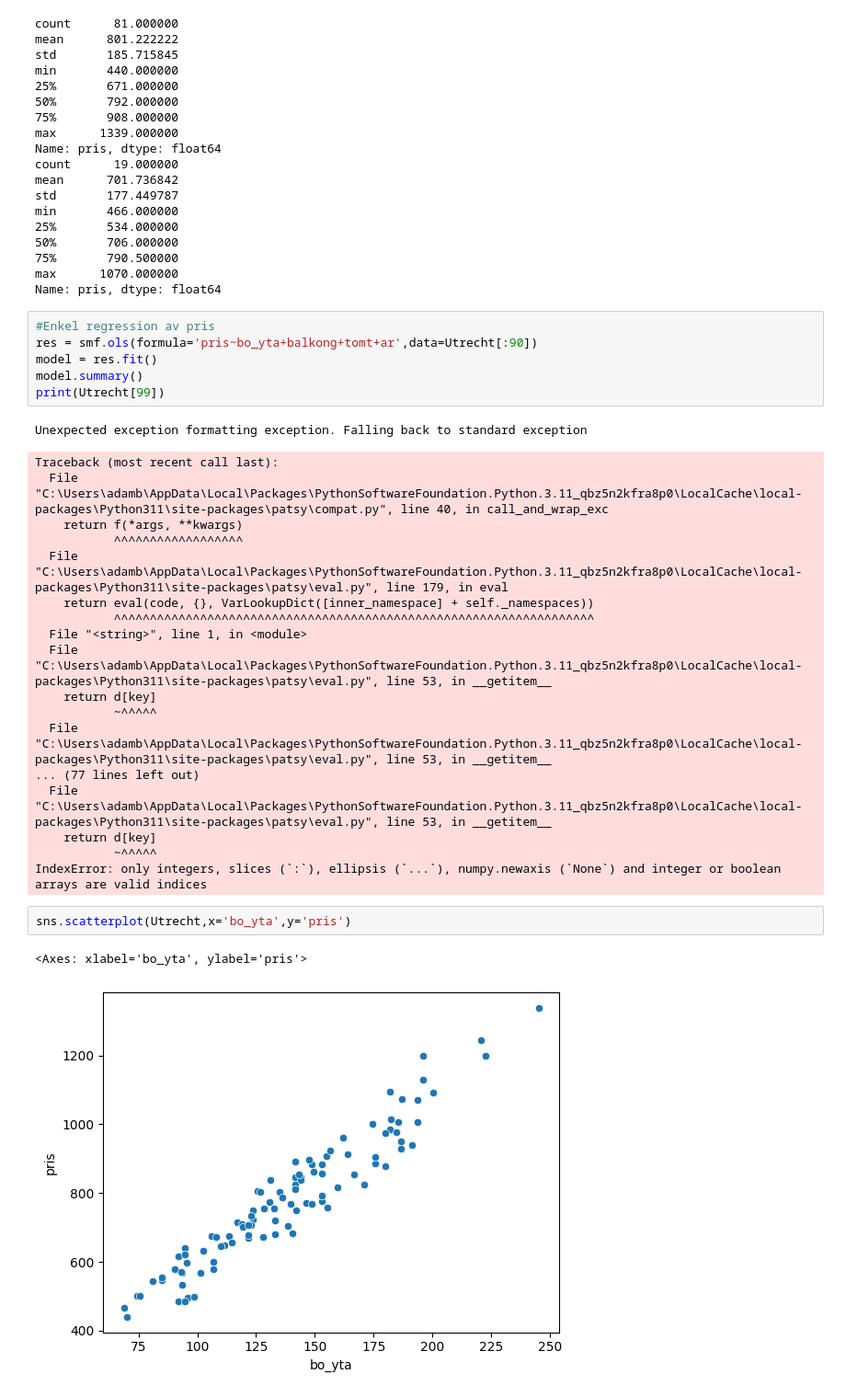
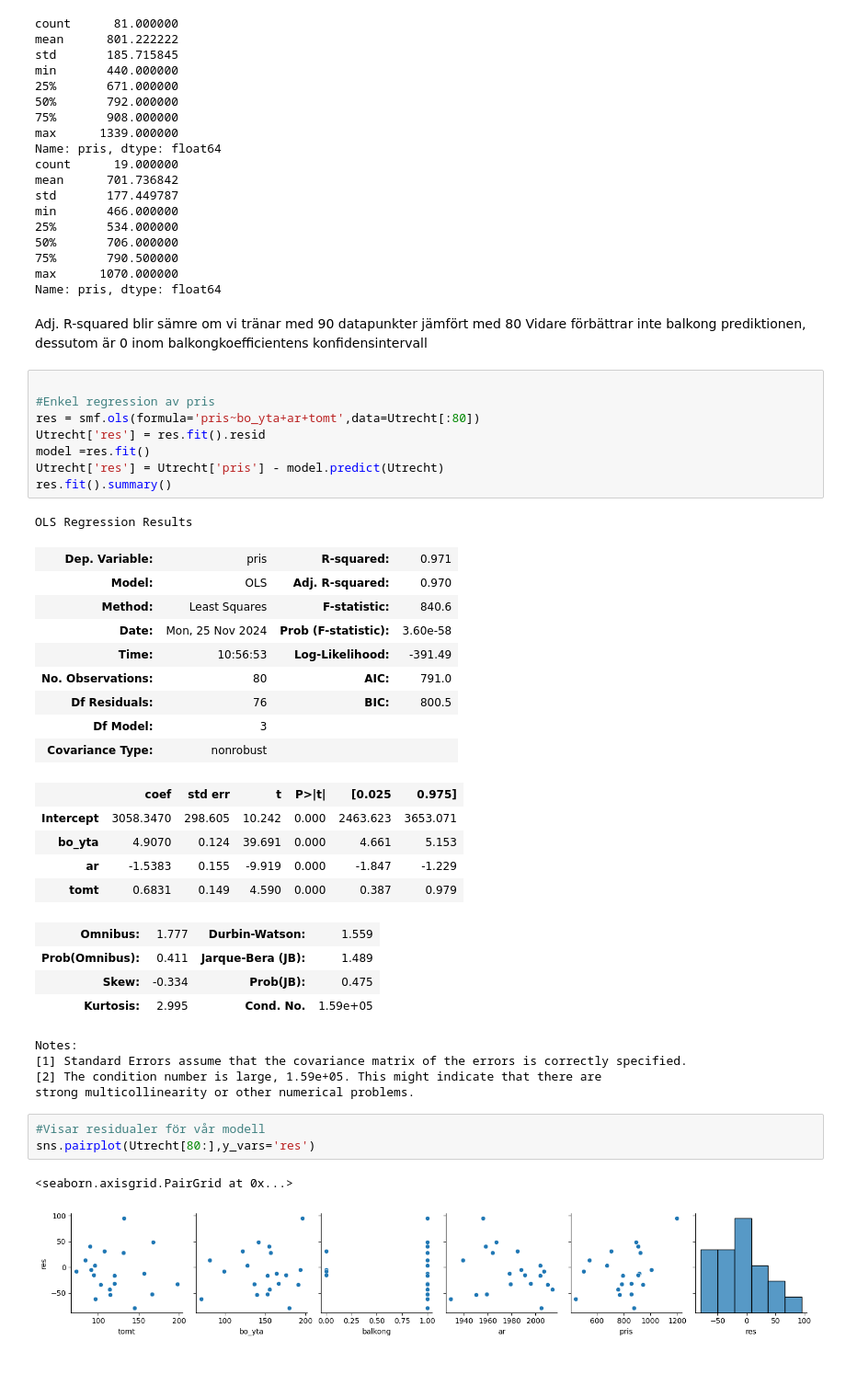
Before and after one commit to md5nake/fmsf80-projekt, a Jupyter notebook: stat.ipynb, the cells around one changed output. Shown: that part at 92% size. Drawn from its saved outputs; the diff is of its cells as text; blank space fills up the shorter version.

Commit message:
Kommit fram till ett grundläggande resultat

```diff
--- a/stat.ipynb
+++ b/stat.ipynb
@@ -46,33 +46,44 @@ min       466.000000
 75%       790.500000
 max      1070.000000
 Name: pris, dtype: float64
+# %% [markdown]
+Adj. R-squared blir sämre om vi tränar med 90 datapunkter jämfört med 80
+Vidare förbättrar inte balkong prediktionen, dessutom är 0 inom balkongkoefficientens konfidensintervall
 # %%
+
 #Enkel regression av pris
-res = smf.ols(formula='pris~bo_yta+balkong+tomt+ar',data=Utrecht[:90])
-model = res.fit()
-model.summary()
-print(Utrecht[99])
+res = smf.ols(formula='pris~bo_yta+ar+tomt',data=Utrecht[:80])
+Utrecht['res'] = res.fit().resid
+model =res.fit()
+Utrecht['res'] = Utrecht['pris'] - model.predict(Utrecht)
+res.fit().summary()
 # %% [output]
-Unexpected exception formatting exception. Falling back to standard exception
+OLS Regression Results
+| Dep. Variable: | pris | R-squared: | 0.971 |
+| Model: | OLS | Adj. R-squared: | 0.970 |
+| Method: | Least Squares | F-statistic: | 840.6 |
+| Date: | Mon, 25 Nov 2024 | Prob (F-statistic): | 3.60e-58 |
+| Time: | 10:56:53 | Log-Likelihood: | -391.49 |
+| No. Observations: | 80 | AIC: | 791.0 |
+| Df Residuals: | 76 | BIC: | 800.5 |
+| Df Model: | 3 |  |  |
+| Covariance Type: | nonrobust |  |  |
+|  | coef | std err | t | P>|t| | [0.025 | 0.975] |
+| Intercept | 3058.3470 | 298.605 | 10.242 | 0.000 | 2463.623 | 3653.071 |
+| bo_yta | 4.9070 | 0.124 | 39.691 | 0.000 | 4.661 | 5.153 |
+| ar | -1.5383 | 0.155 | -9.919 | 0.000 | -1.847 | -1.229 |
+| tomt | 0.6831 | 0.149 | 4.590 | 0.000 | 0.387 | 0.979 |
+| Omnibus: | 1.777 | Durbin-Watson: | 1.559 |
+| Prob(Omnibus): | 0.411 | Jarque-Bera (JB): | 1.489 |
+| Skew: | -0.334 | Prob(JB): | 0.475 |
+| Kurtosis: | 2.995 | Cond. No. | 1.59e+05 |
-Traceback (most recent call last):
-  File "C:\Users\adamb\AppData\Local\Packages\PythonSoftwareFoundation.Python.3.11_qbz5n2kfra8p0\LocalCache\local-packages\Python311\site-packages\patsy\compat.py", line 40, in call_and_wrap_exc
-    return f(*args, **kwargs)
-           ^^^^^^^^^^^^^^^^^^
-  File "C:\Users\adamb\AppData\Local\Packages\PythonSoftwareFoundation.Python.3.11_qbz5n2kfra8p0\LocalCache\local-packages\Python311\site-packages\patsy\eval.py", line 179, in eval
-    return eval(code, {}, VarLookupDict([inner_namespace] + self._namespaces))
-           ^^^^^^^^^^^^^^^^^^^^^^^^^^^^^^^^^^^^^^^^^^^^^^^^^^^^^^^^^^^^^^^^^^^
-  File "<string>", line 1, in <module>
-  File "C:\Users\adamb\AppData\Local\Packages\PythonSoftwareFoundation.Python.3.11_qbz5n2kfra8p0\LocalCache\local-packages\Python311\site-packages\patsy\eval.py", line 53, in __getitem__
-    return d[key]
-           ~^^^^^
-  File "C:\Users\adamb\AppData\Local\Packages\PythonSoftwareFoundation.Python.3.11_qbz5n2kfra8p0\LocalCache\local-packages\Python311\site-packages\patsy\eval.py", line 53, in __getitem__
-... (77 lines left out)
-  File "C:\Users\adamb\AppData\Local\Packages\PythonSoftwareFoundation.Python.3.11_qbz5n2kfra8p0\LocalCache\local-packages\Python311\site-packages\patsy\eval.py", line 53, in __getitem__
-    return d[key]
-           ~^^^^^
-IndexError: only integers, slices (`:`), ellipsis (`...`), numpy.newaxis (`None`) and integer or boolean arrays are valid indices
+Notes:
+[1] Standard Errors assume that the covariance matrix of the errors is correctly specified.
+[2] The condition number is large, 1.59e+05. This might indicate that there are
+strong multicollinearity or other numerical problems.
-# %%
-sns.scatterplot(Utrecht,x='bo_yta',y='pris')
-# %% [output]
-<Axes: xlabel='bo_yta', ylabel='pris'>
-[figure, removed]
+# %%
+#Visar residualer för vår modell
+sns.pairplot(Utrecht[80:],y_vars='res')
+# %% [output]
+<seaborn.axisgrid.PairGrid at 0x...>
+[figure, added]
```
Also changed, not shown: parts of 1 cell of this notebook, 1 other file.
